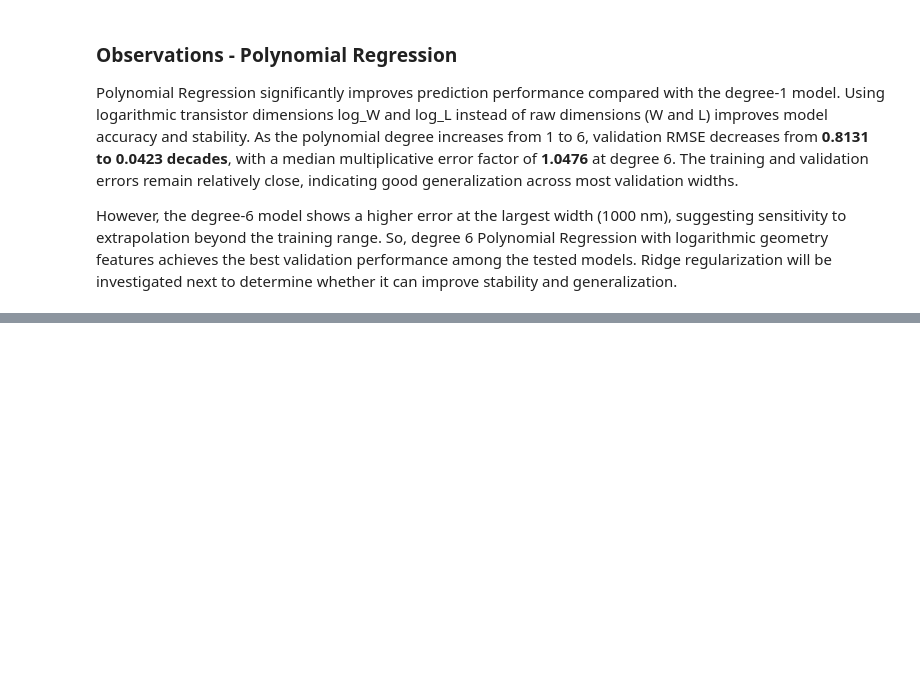
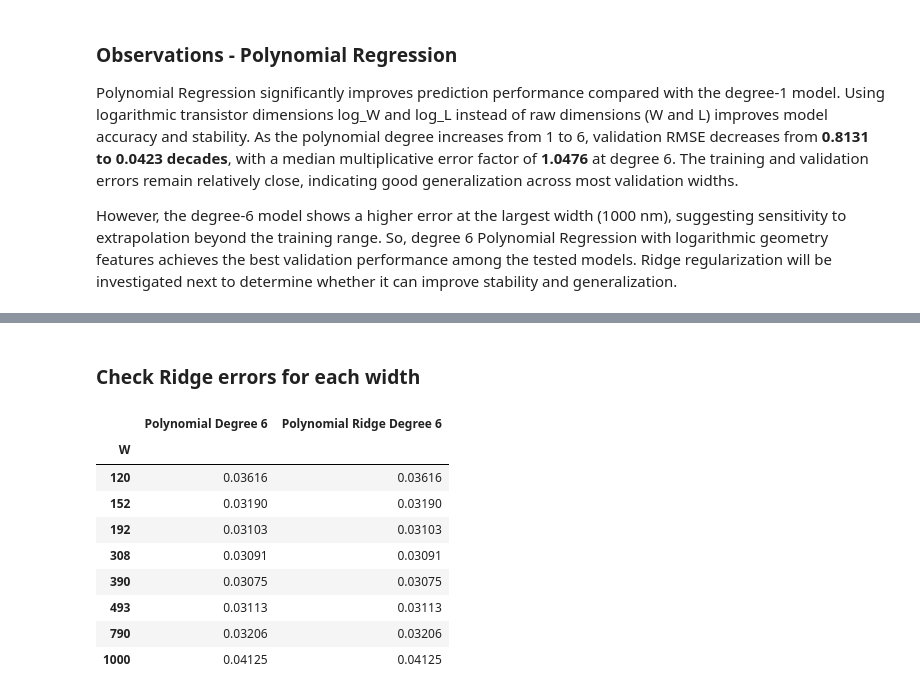
Before and after one commit to error-sangh/mesd-ml-project, a Jupyter notebook: notebooks/03_baseline_models.ipynb, the cells around one changed output, grey strips where cells are left out. Cells and saved outputs as stored; diff of their text form; code cells hidden in the pictures; blank space fills up the shorter version.

```diff
--- a/notebooks/03_baseline_models.ipynb
+++ b/notebooks/03_baseline_models.ipynb
@@ -745,0 +841,63 @@ However, the degree-6 model shows a higher error at the largest width (1000 nm),
+# %% [markdown]
+### Check Ridge errors for each width
+# %%
+#Best Ridge model from hyperparameter search
+best_ridge = make_poly_ridge(degree=6, alpha=0.001)
+
+ridge_oof = np.full(len(train), np.nan)
+
+for fit_idx, val_idx in folds:
+    model = make_poly_ridge(degree=6, alpha=0.001)
+
+    model.fit(
+        train.iloc[fit_idx][cols],
+        train.iloc[fit_idx]["log10_Ids"]
+    )
+
+    ridge_oof[val_idx] = model.predict(
+        train.iloc[val_idx][cols]
+    )
+
+assert np.isfinite(ridge_oof).all()
+
+#Compare unregularized Polynomial Regression with Ridge
+comparison = pd.DataFrame({
+    "W": train["W"].to_numpy(),
+    "actual_log": train["log10_Ids"].to_numpy(),
+    "poly_pred": oof_poly[6],
+    "ridge_pred": ridge_oof
+})
+
+comparison["poly_sq_error"] = (
+    comparison["actual_log"] - comparison["poly_pred"]
+) ** 2
+
+comparison["ridge_sq_error"] = (
+    comparison["actual_log"] - comparison["ridge_pred"]
+) ** 2
+
+per_width_comparison = (
+    comparison.groupby("W")[
+        ["poly_sq_error", "ridge_sq_error"]
+    ]
+    .mean()
+    .pow(0.5)
+)
+
+per_width_comparison.columns = [
+    "Polynomial Degree 6",
+    "Polynomial Ridge Degree 6"
+]
+
+display(per_width_comparison.round(5))
+# %% [output]
+|  | Polynomial Degree 6 | Polynomial Ridge Degree 6 |
+| W |  |  |
+| 120 | 0.03616 | 0.03616 |
+| 152 | 0.03190 | 0.03190 |
+| 192 | 0.03103 | 0.03103 |
+| 308 | 0.03091 | 0.03091 |
+| 390 | 0.03075 | 0.03075 |
+| 493 | 0.03113 | 0.03113 |
+| 790 | 0.03206 | 0.03206 |
+| 1000 | 0.04125 | 0.04125 |
```
Also changed, not shown: parts of 8 cells of this notebook.
